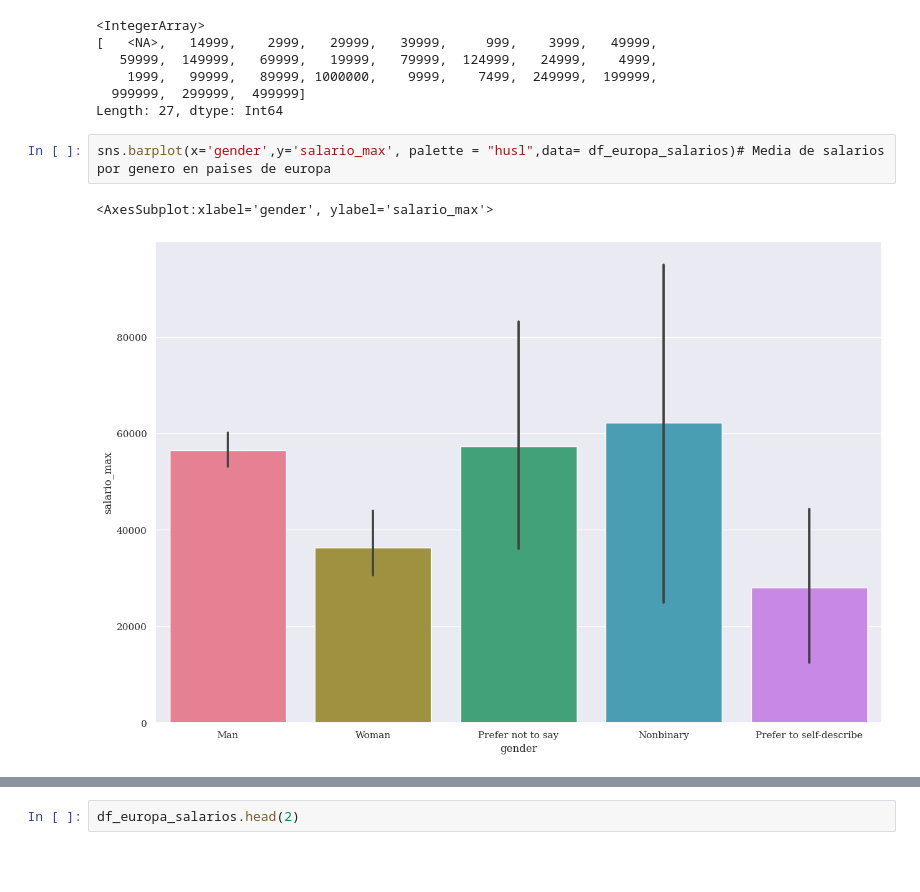
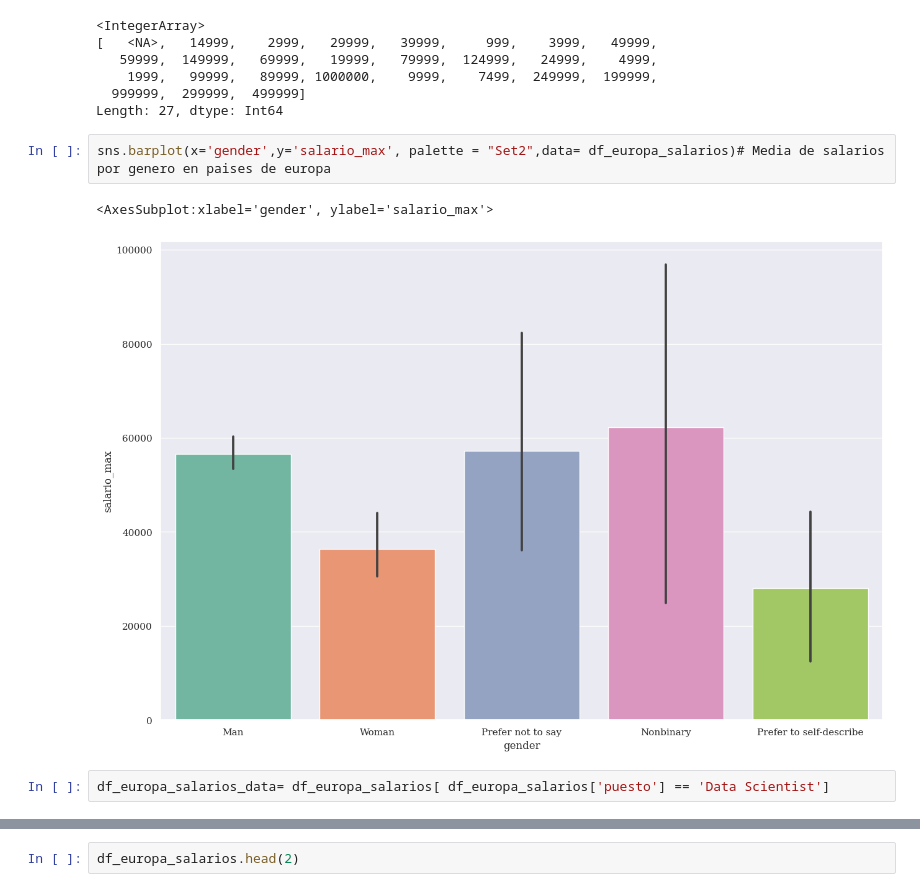
Before and after one commit to Adalab/project-DA-promo-c-modulo-2-team-5, a Jupyter notebook: sprint3_proyecto_modulo2.ipynb, the cells around one changed output, grey strips where cells are left out. Cells and saved outputs as stored; diff of their text form; blank space fills up the shorter version.

```diff
--- a/sprint3_proyecto_modulo2.ipynb
+++ b/sprint3_proyecto_modulo2.ipynb
@@ -235,7 +269,9 @@ df_europa_salarios['salario_max'].unique()
   999999,  299999,  499999]
 Length: 27, dtype: Int64
 # %%
-sns.barplot(x='gender',y='salario_max', palette = "husl",data= df_europa_salarios)# Media de salarios por genero en paises de europa
+sns.barplot(x='gender',y='salario_max', palette = "Set2",data= df_europa_salarios)# Media de salarios por genero en paises de europa
 # %% [output]
 <AxesSubplot:xlabel='gender', ylabel='salario_max'>
-[figure, old version]
+[figure, new version]
+# %%
+df_europa_salarios_data= df_europa_salarios[ df_europa_salarios['puesto'] == 'Data Scientist']
```
Also changed, not shown: parts of 35 cells of this notebook.
